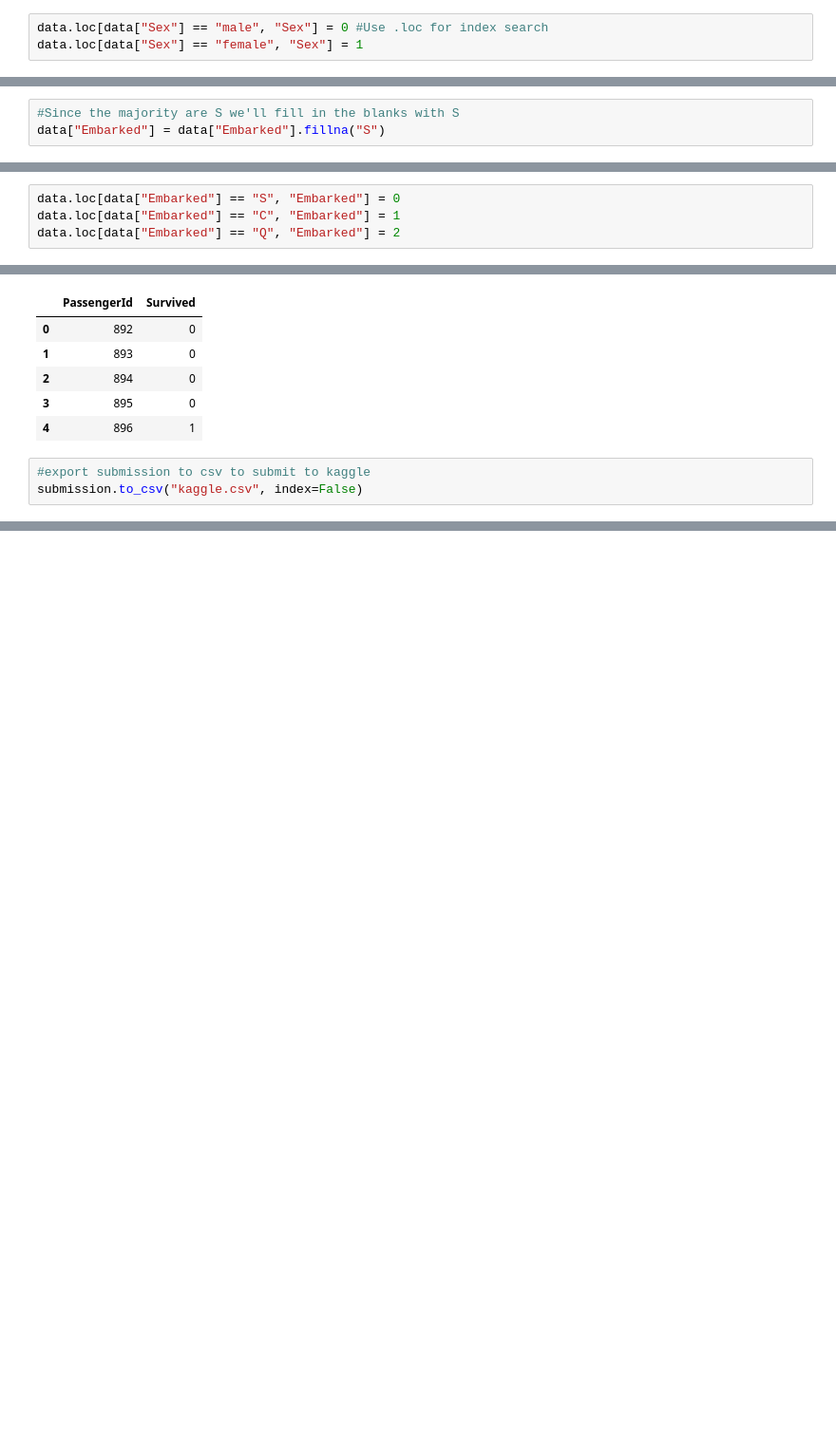
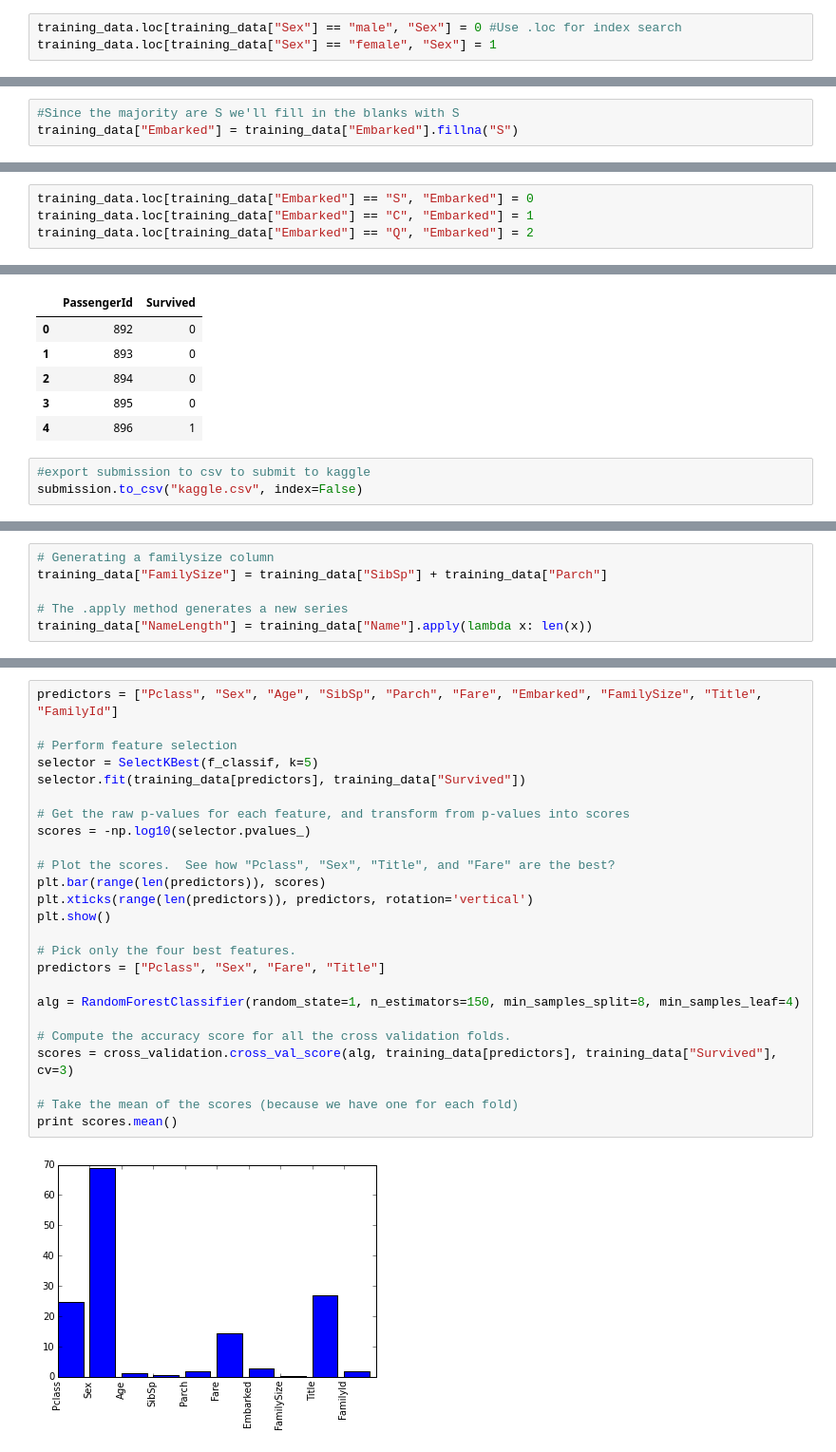
Before and after one commit to NelsonSpencer/Kaggle, a Jupyter notebook: Titanic/Kaggle_Titanic.ipynb, the cells around one changed output, grey strips where cells are left out. Shown: that part at 95% size. Drawn from its saved outputs; the diff is of its cells as text; blank space fills up the shorter version.

```diff
--- a/Titanic/Kaggle_Titanic.ipynb
+++ b/Titanic/Kaggle_Titanic.ipynb
@@ -73,6 +83,6 @@ array(['male', 'female'], dtype=object)
 # %% [markdown]
 Now that we know the diffent sexes listed, we can replace them. It's easiest just to use 0 and 1 in this case.
 # %%
-data.loc[data["Sex"] == "male", "Sex"] = 0 #Use .loc for index search
-data.loc[data["Sex"] == "female", "Sex"] = 1
+training_data.loc[training_data["Sex"] == "male", "Sex"] = 0 #Use .loc for index search
+training_data.loc[training_data["Sex"] == "female", "Sex"] = 1
 # %%
@@ -100,6 +110,6 @@ Q     77
 dtype: int64
 # %%
 #Since the majority are S we'll fill in the blanks with S
-data["Embarked"] = data["Embarked"].fillna("S")
+training_data["Embarked"] = training_data["Embarked"].fillna("S")
 # %%
 #Double check to be safe
@@ -107,9 +117,9 @@ data['Embarked'].isnull().values.any()
 # %% [output]
 False
 # %%
-data.loc[data["Embarked"] == "S", "Embarked"] = 0
-data.loc[data["Embarked"] == "C", "Embarked"] = 1
-data.loc[data["Embarked"] == "Q", "Embarked"] = 2
+training_data.loc[training_data["Embarked"] == "S", "Embarked"] = 0
+training_data.loc[training_data["Embarked"] == "C", "Embarked"] = 1
+training_data.loc[training_data["Embarked"] == "Q", "Embarked"] = 2
 # %% [markdown]
 #Cross Validation
 # %% [markdown]
@@ -211,0 +276,6 @@ submission.to_csv("kaggle.csv", index=False)
+# %%
+# Generating a familysize column
+training_data["FamilySize"] = training_data["SibSp"] + training_data["Parch"]
+
+# The .apply method generates a new series
+training_data["NameLength"] = training_data["Name"].apply(lambda x: len(x))
@@ -211,0 +382,27 @@ submission.to_csv("kaggle.csv", index=False)
+# %%
+predictors = ["Pclass", "Sex", "Age", "SibSp", "Parch", "Fare", "Embarked", "FamilySize", "Title", "FamilyId"]
+
+# Perform feature selection
+selector = SelectKBest(f_classif, k=5)
+selector.fit(training_data[predictors], training_data["Survived"])
+
+# Get the raw p-values for each feature, and transform from p-values into scores
+scores = -np.log10(selector.pvalues_)
+
+# Plot the scores.  See how "Pclass", "Sex", "Title", and "Fare" are the best?
+plt.bar(range(len(predictors)), scores)
+plt.xticks(range(len(predictors)), predictors, rotation='vertical')
+plt.show()
+
+# Pick only the four best features.
+predictors = ["Pclass", "Sex", "Fare", "Title"]
+
+alg = RandomForestClassifier(random_state=1, n_estimators=150, min_samples_split=8, min_samples_leaf=4)
+
+# Compute the accuracy score for all the cross validation folds.
+scores = cross_validation.cross_val_score(alg, training_data[predictors], training_data["Survived"], cv=3)
+
+# Take the mean of the scores (because we have one for each fold)
+print scores.mean()
+# %% [output]
+[figure, added]
```
Also changed, not shown: parts of 41 cells of this notebook, 1 other file.
